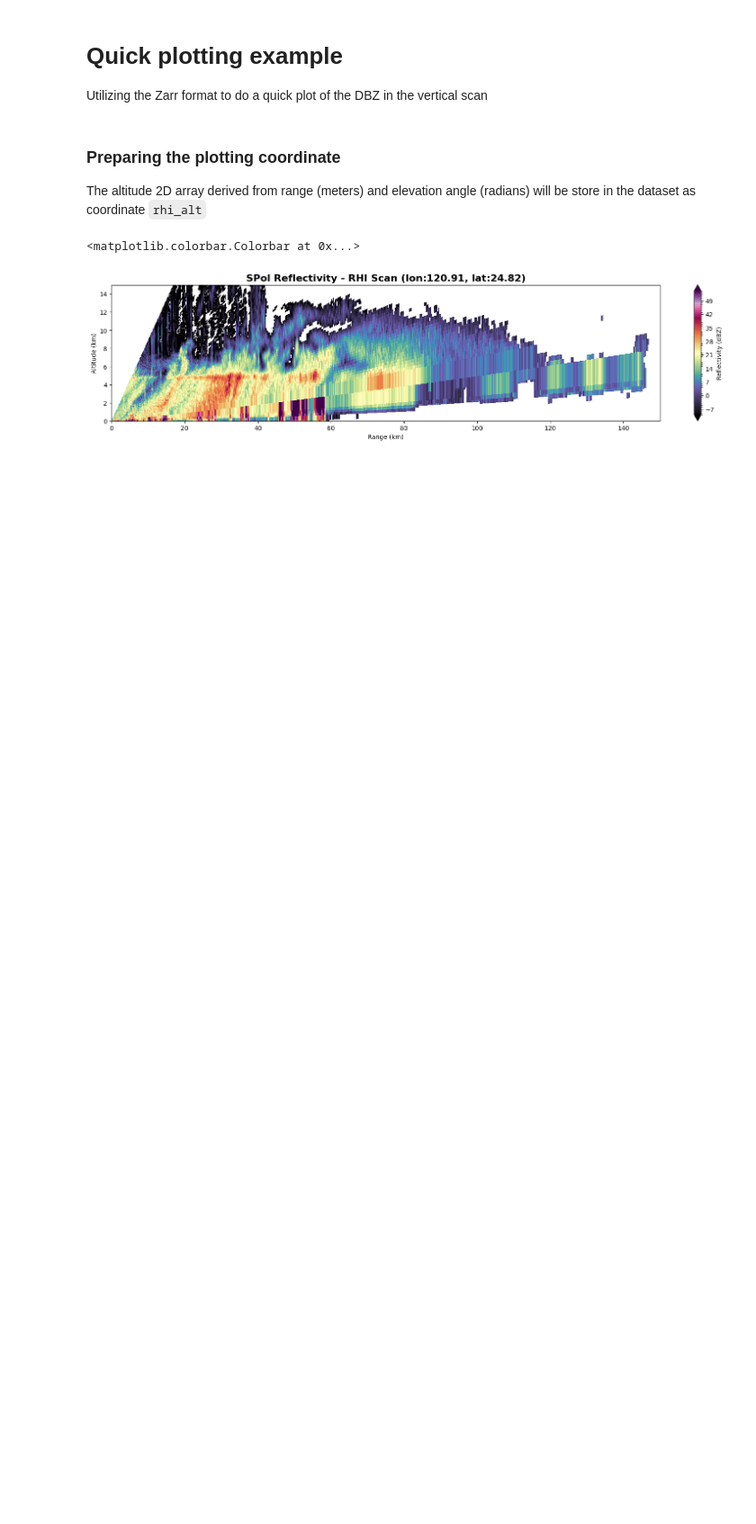
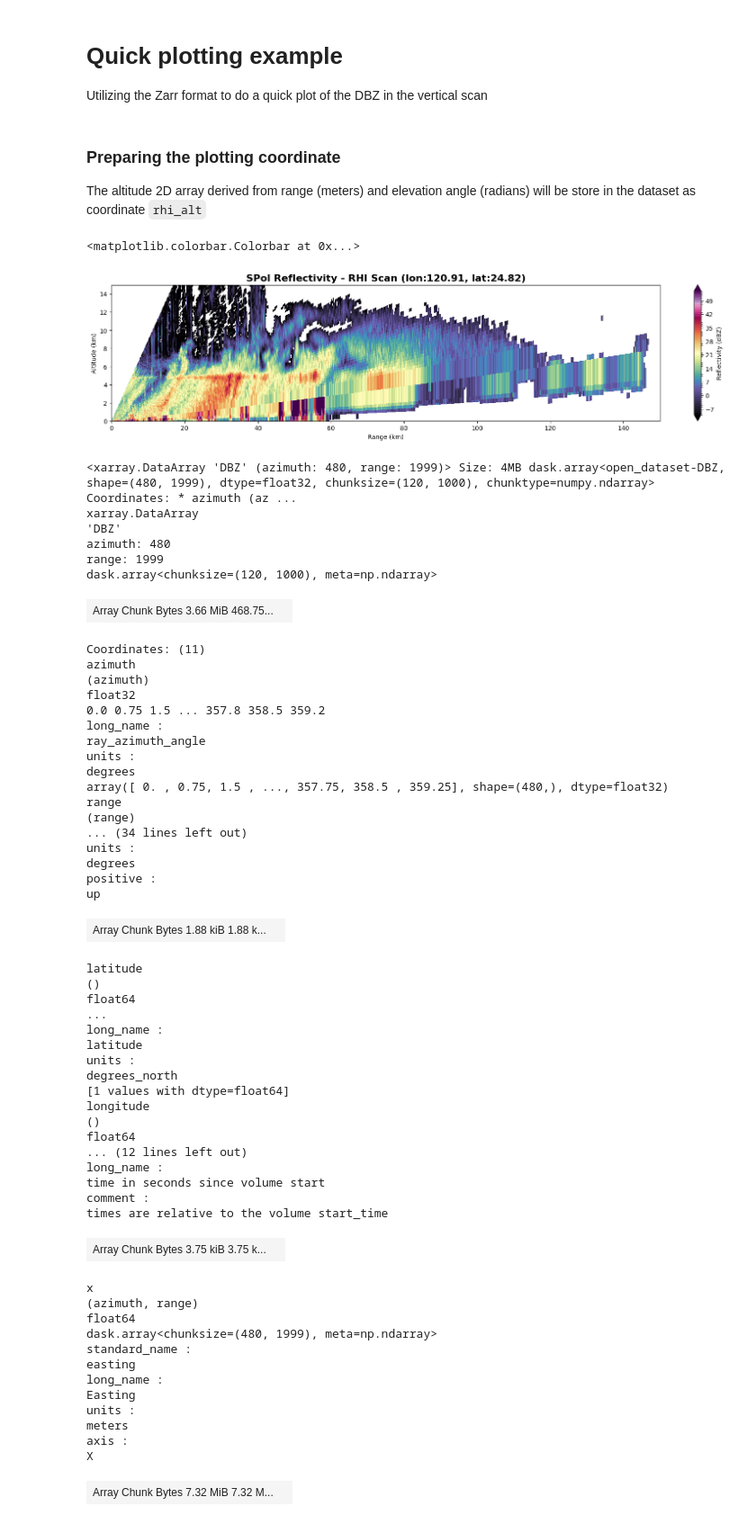
Before and after one commit to chiaweh2/radar_arco, a Jupyter notebook: notebooks/radar_analysis_ready_data.ipynb, the cells around one changed output. Shown at 90% size. Cells and saved outputs as stored; diff of their text form; code cells hidden in the pictures; blank space fills up the shorter version.

```diff
--- a/notebooks/radar_analysis_ready_data.ipynb
+++ b/notebooks/radar_analysis_ready_data.ipynb
@@ -273,0 +285,59 @@ plt.colorbar(ax.collections[0], ax=ax, label="Reflectivity (dBZ)")
+# %%
+dbz
+# %% [output]
+<xarray.DataArray 'DBZ' (azimuth: 480, range: 1999)> Size: 4MB dask.array<open_dataset-DBZ, shape=(480, 1999), dtype=float32, chunksize=(120, 1000), chunktype=numpy.ndarray> Coordinates: * azimuth (az ...
+xarray.DataArray
+'DBZ'
+azimuth: 480
+range: 1999
+dask.array<chunksize=(120, 1000), meta=np.ndarray>
+| Array Chunk Bytes 3.66 MiB 468.75... |  |
+Coordinates: (11)
+azimuth
+(azimuth)
+float32
+0.0 0.75 1.5 ... 357.8 358.5 359.2
+long_name :
+ray_azimuth_angle
+units :
+degrees
+array([ 0. , 0.75, 1.5 , ..., 357.75, 358.5 , 359.25], shape=(480,), dtype=float32)
+range
+(range)
+... (34 lines left out)
+units :
+degrees
+positive :
+up
+| Array Chunk Bytes 1.88 kiB 1.88 k... |  |
+latitude
+()
+float64
+...
+long_name :
+latitude
+units :
+degrees_north
+[1 values with dtype=float64]
+longitude
+()
+float64
+... (12 lines left out)
+long_name :
+time in seconds since volume start
+comment :
+times are relative to the volume start_time
+| Array Chunk Bytes 3.75 kiB 3.75 k... |  |
+x
+(azimuth, range)
+float64
+dask.array<chunksize=(480, 1999), meta=np.ndarray>
+standard_name :
+easting
+long_name :
+Easting
+units :
+meters
+axis :
+X
+| Array Chunk Bytes 7.32 MiB 7.32 M... |  |
```
Also changed, not shown: parts of 5 cells of this notebook.
